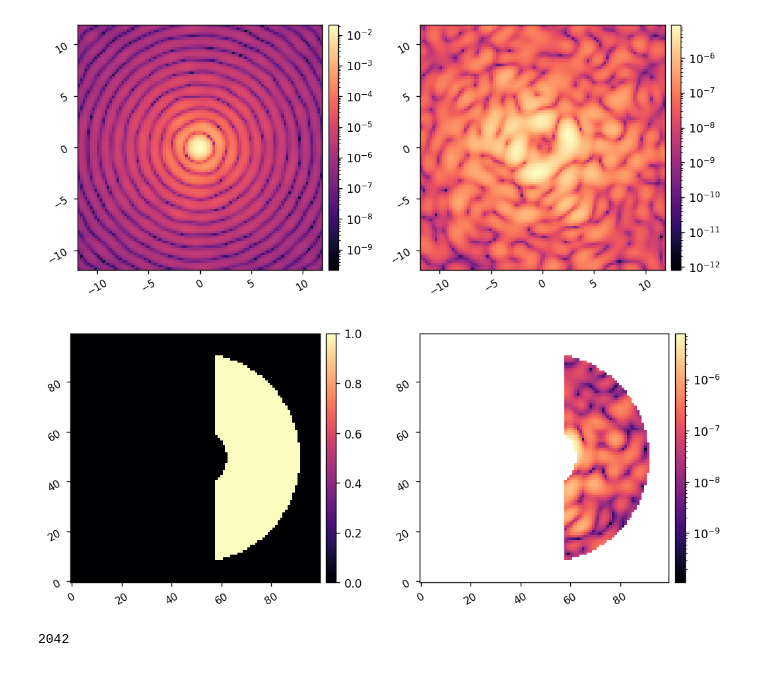
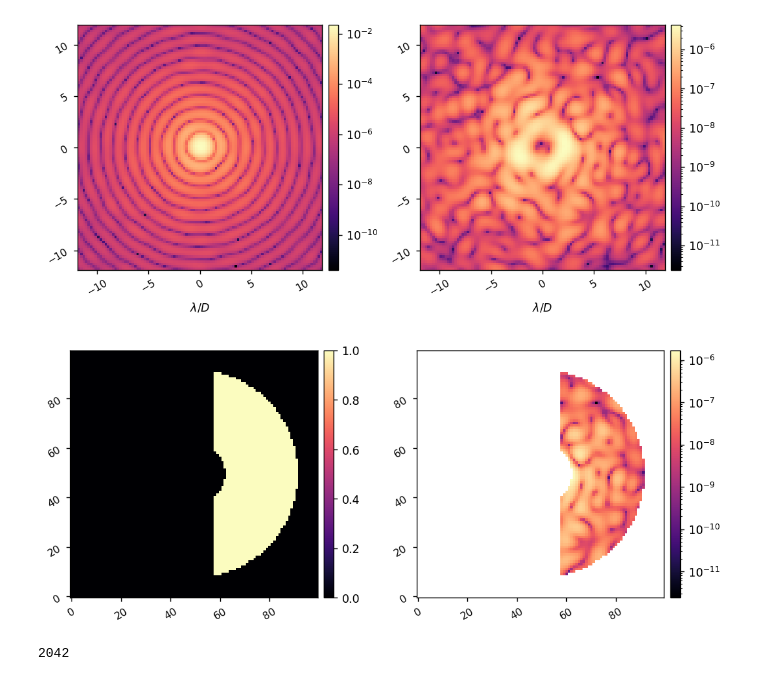
Before and after one commit to kian1377/apra-howfsc-models, a Jupyter notebook: coro_efc.ipynb, the cells around one changed output. Drawn from its saved outputs; the diff is of its cells as text; code cells hidden in the pictures.

```diff
--- a/coro_efc.ipynb
+++ b/coro_efc.ipynb
@@ -30,28 +30,29 @@ wavelength_c = 750e-9*u.m
 # %%
 reload(coro)
 reload(misc)
 
 vortex = agpm.IdealAGPM(name='VVC', wavelength=wavelength_c, charge=6, singularity=20*u.um)
 lyot_stop = poppy.CircularAperture(name='Lyot Stop', radius=3*u.mm, gray_pixel=False)
 
 c = coro.CORO(dm_inf='inf.fits',
               npix=128,
               oversample=16,
               npsf=100,
               use_opds=True,
               LYOT=lyot_stop
              )
-c.FPM = poppy.ScalarTransmission()
+
+c.FPM = None
 im_unocc = c.snap()
 
 c.FPM = vortex
 ref_im = c.snap()
 
 misc.imshow2(im_unocc, ref_im,
-               lognorm1=True, lognorm2=True,
-               pxscl1=c.psf_pixelscale_lamD, pxscl2=c.psf_pixelscale_lamD)
+             lognorm1=True, lognorm2=True,
+             pxscl=c.psf_pixelscale_lamD, xlabel='$\lambda/D$')
 # %% [output]
-[figure, old version]
+[figure, new version]
 # %%
 reload(utils)
 npsf = c.npsf
@@ -77,7 +78,7 @@ dark_params = {
 dark_mask = utils.create_annular_focal_plane_mask(fpx, fpy, dark_params)
 misc.imshow2(dark_mask, dark_mask*ref_im, lognorm2=True)
 # %% [output]
-[figure, old version]
+[figure, new version]
 # %%
 dark_mask.sum()
 # %% [output]
```
Also changed, not shown: parts of 3 cells of this notebook, 6 other files.
